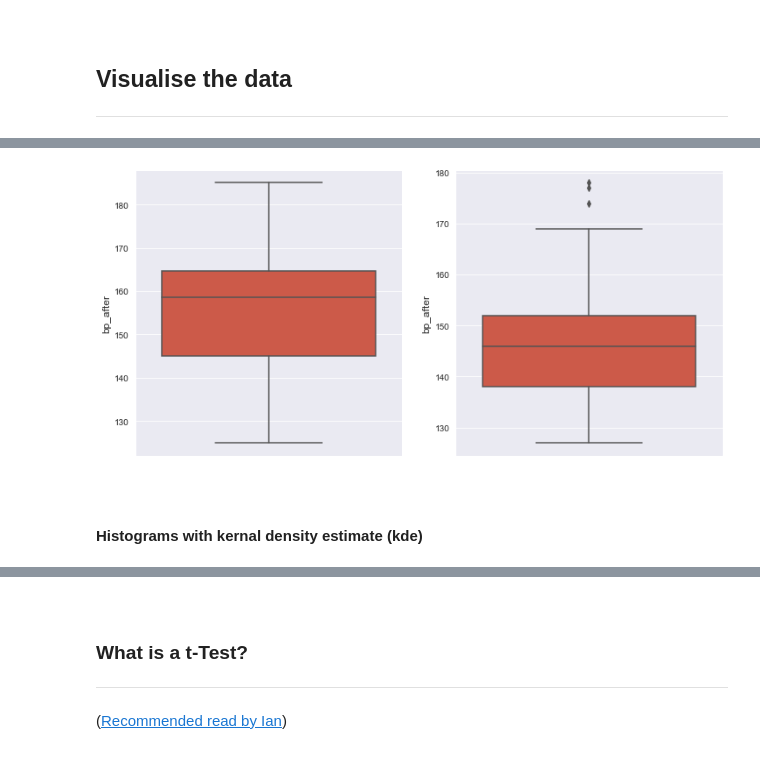
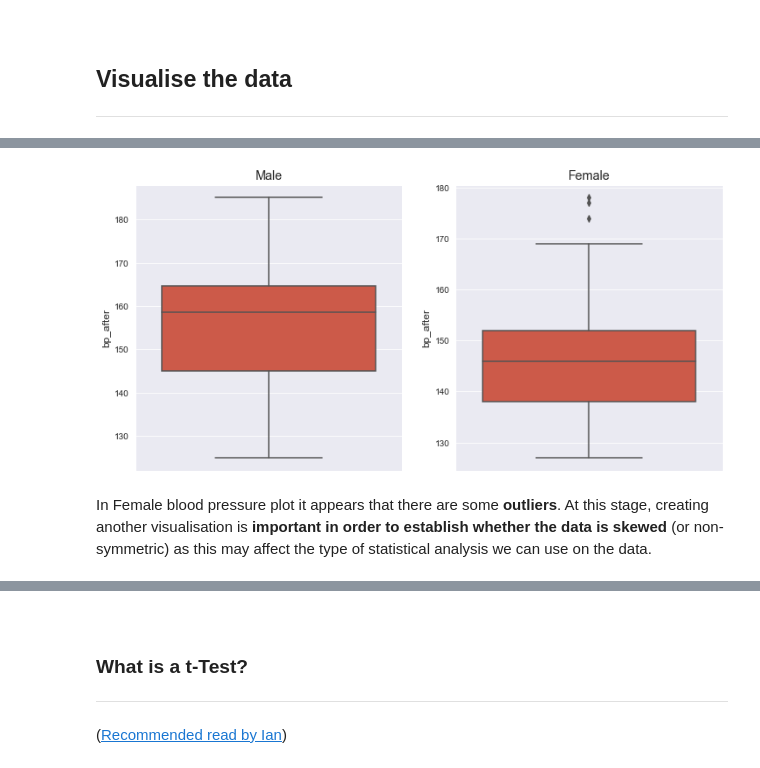
Before and after one commit to Izardo/Machine-Learning-and-Statistics, a Jupyter notebook: scipy-stats.ipynb, the cells around one changed output, grey strips where cells are left out. Saved outputs shown, nothing was run; the diff lists cells and outputs as text; code cells hidden in the pictures.

```diff
--- a/scipy-stats.ipynb
+++ b/scipy-stats.ipynb
@@ -143,13 +158,25 @@ With the following code we are interested in observing the difference in means b
 # %%
+# Change plot size.
 plt.rcParams['figure.figsize'] = (12, 6)
+
+# Create one figure and two plots.
 fig, ax = plt.subplots(1, 2)
 
+# Set to a default style.
 sns.set_style("darkgrid")
+
+# Plot boxplot of male bp data after treatment.
 sns.boxplot(ax=ax[0], data=df, y=df['bp_after'][df['sex'] == 'Male'])
-sns.boxplot(ax=ax[1], data=df, y=df['bp_after'][df['sex'] == 'Female']);
+
+# Set plot title for first plot.
+ax[0].set_title(label="Male")
+
+# Plot boxplot of female bp data after treatment.
+sns.boxplot(ax=ax[1], data=df, y=df['bp_after'][df['sex'] == 'Female'])
+
+# Set plot title for second plot.
+ax[1].set_title(label="Female");
 # %% [output]
-[figure, old version]
+[figure, new version]
-# %% [markdown]
-<br>
-
-#### Histograms with kernal density estimate (kde)
+# %% [markdown]
+In Female blood pressure plot it appears that there are some <b>outliers</b>. At this stage, creating another visualisation is <b>important in order to establish whether the data is skewed</b> (or non-symmetric) as this may affect the type of statistical analysis we can use on the data.
```
Also changed, not shown: parts of 15 cells of this notebook.
